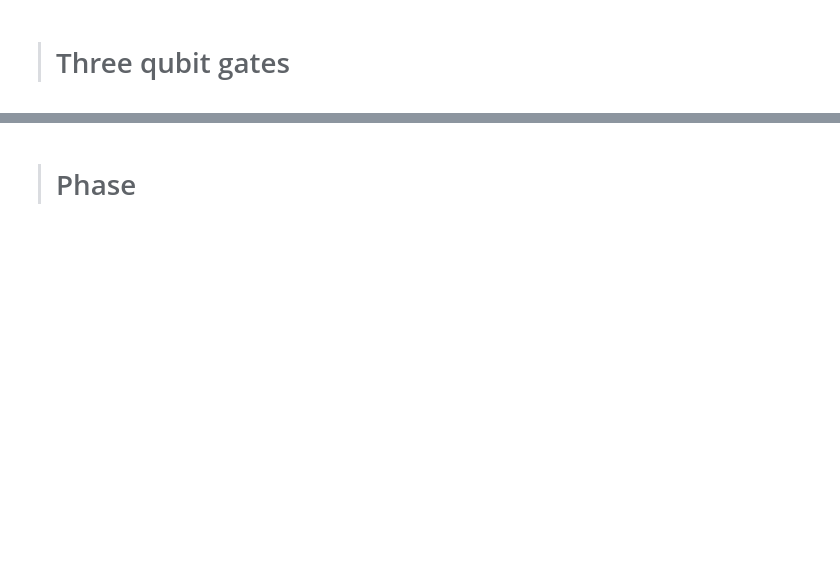
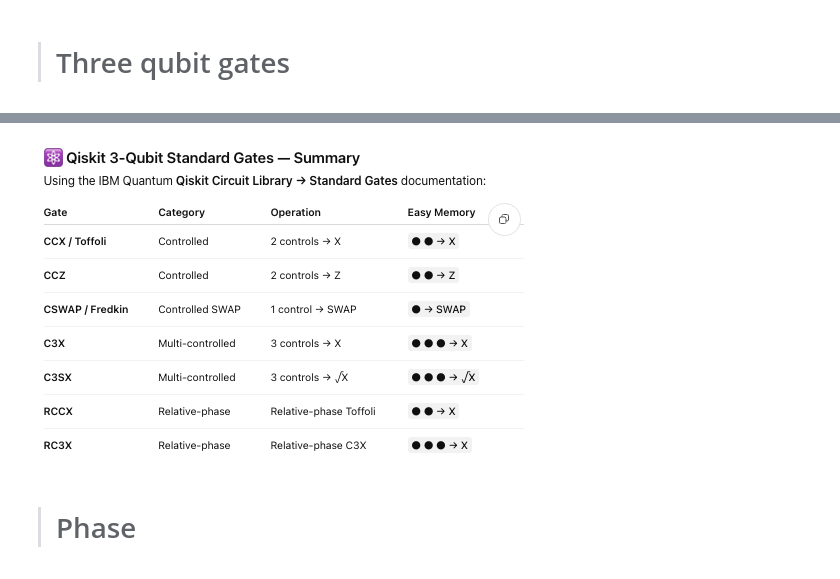
Before and after one commit to dimple12M/Qiskit-certification-StudyV2.x, a Jupyter notebook: Section_3/Circuit_library.ipynb, the cells around one changed output, grey strips where cells are left out. Drawn from its saved outputs; the diff is of its cells as text; code cells hidden in the pictures; blank space fills up the shorter version.

```diff
--- a/Section_3/Circuit_library.ipynb
+++ b/Section_3/Circuit_library.ipynb
@@ -38,2 +42,7 @@ display.Image("./STD_gates/pic2.png")
+# %%
+from IPython import display
+display.Image("./STD_gates/pic11.png")
+# %% [output]
+[figure, added]
 # %% [markdown]
 > # Phase
```
Also changed, not shown: parts of 14 cells of this notebook.
